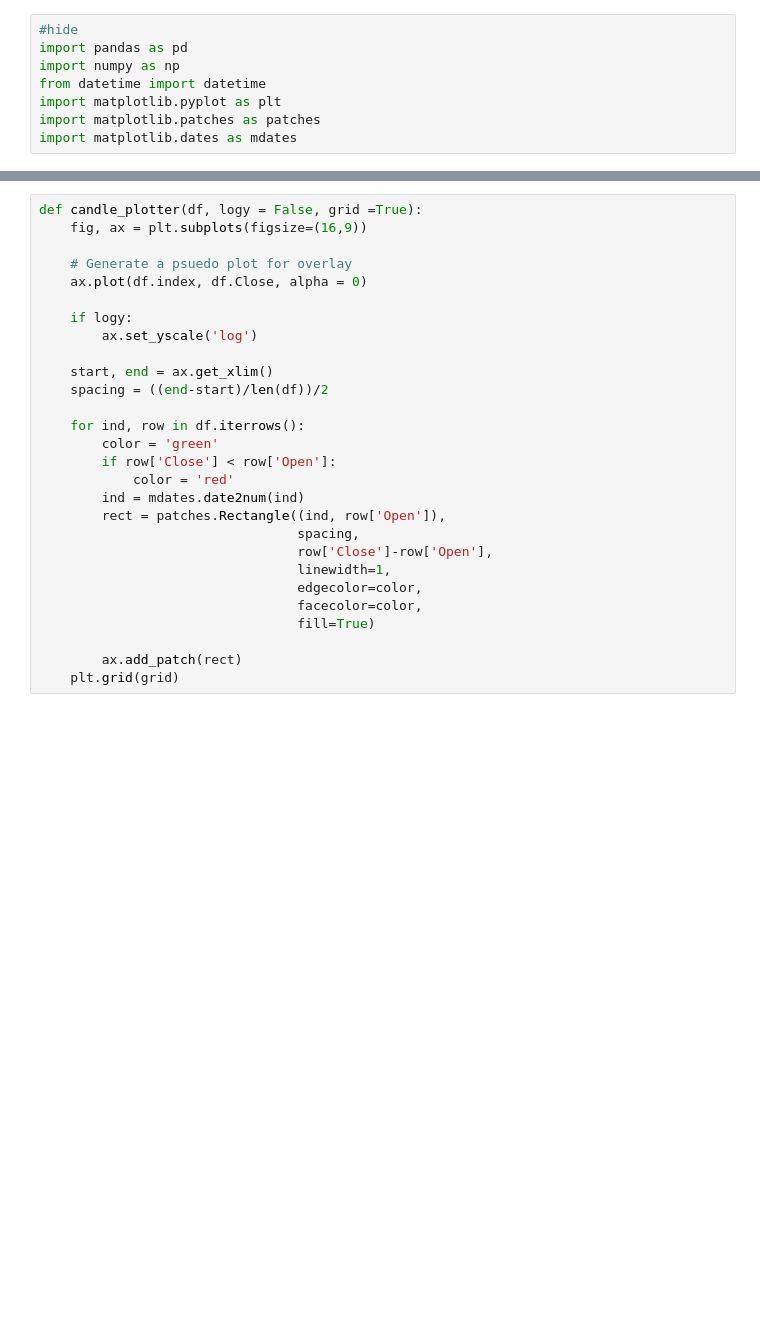
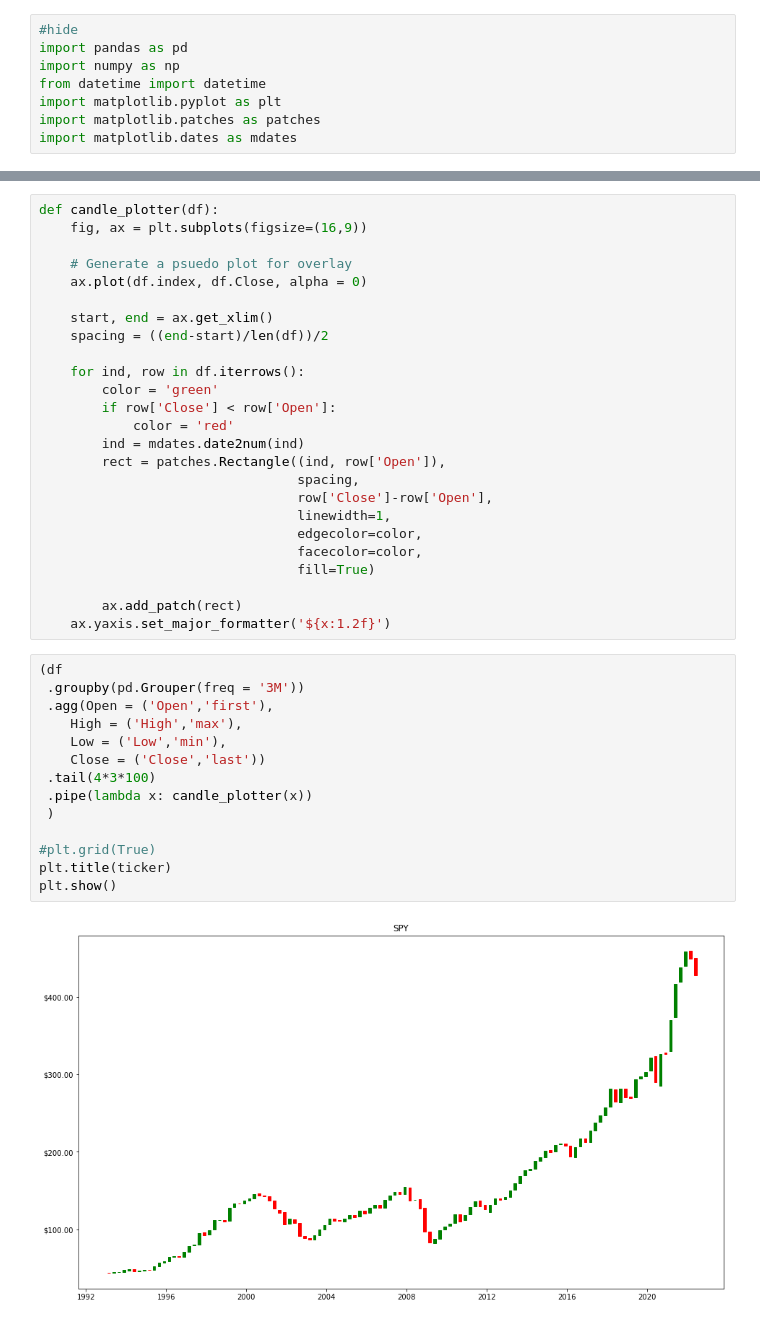
Before and after one commit to MichaelHotaling/blog, a Jupyter notebook: _notebooks/2022-04-28-stock-market-lstm.ipynb, the cells around one changed output, grey strips where cells are left out. Cells and saved outputs as stored; diff of their text form; blank space fills up the shorter version.

```diff
--- a/_notebooks/2022-04-28-stock-market-lstm.ipynb
+++ b/_notebooks/2022-04-28-stock-market-lstm.ipynb
@@ -58,12 +111,9 @@ df = load_stock_data(ticker)
 # %%
-def candle_plotter(df, logy = False, grid =True):
+def candle_plotter(df):
     fig, ax = plt.subplots(figsize=(16,9))
 
     # Generate a psuedo plot for overlay
     ax.plot(df.index, df.Close, alpha = 0)
-
-    if logy:
-        ax.set_yscale('log')
 
     start, end = ax.get_xlim()
     spacing = ((end-start)/len(df))/2
@@ -82,6 +132,22 @@ def candle_plotter(df, logy = False, grid =True):
                                  fill=True)
 
         ax.add_patch(rect)
-    plt.grid(grid)
+    ax.yaxis.set_major_formatter('${x:1.2f}')
+# %%
+(df
+ .groupby(pd.Grouper(freq = '3M'))
+ .agg(Open = ('Open','first'),
+    High = ('High','max'),
+    Low = ('Low','min'),
+    Close = ('Close','last'))
+ .tail(4*3*100)
+ .pipe(lambda x: candle_plotter(x))
+ )
+
+#plt.grid(True)
+plt.title(ticker)
+plt.show()
+# %% [output]
+[figure, added]
 # %%
 (df
```
Also changed, not shown: parts of 15 cells of this notebook.
